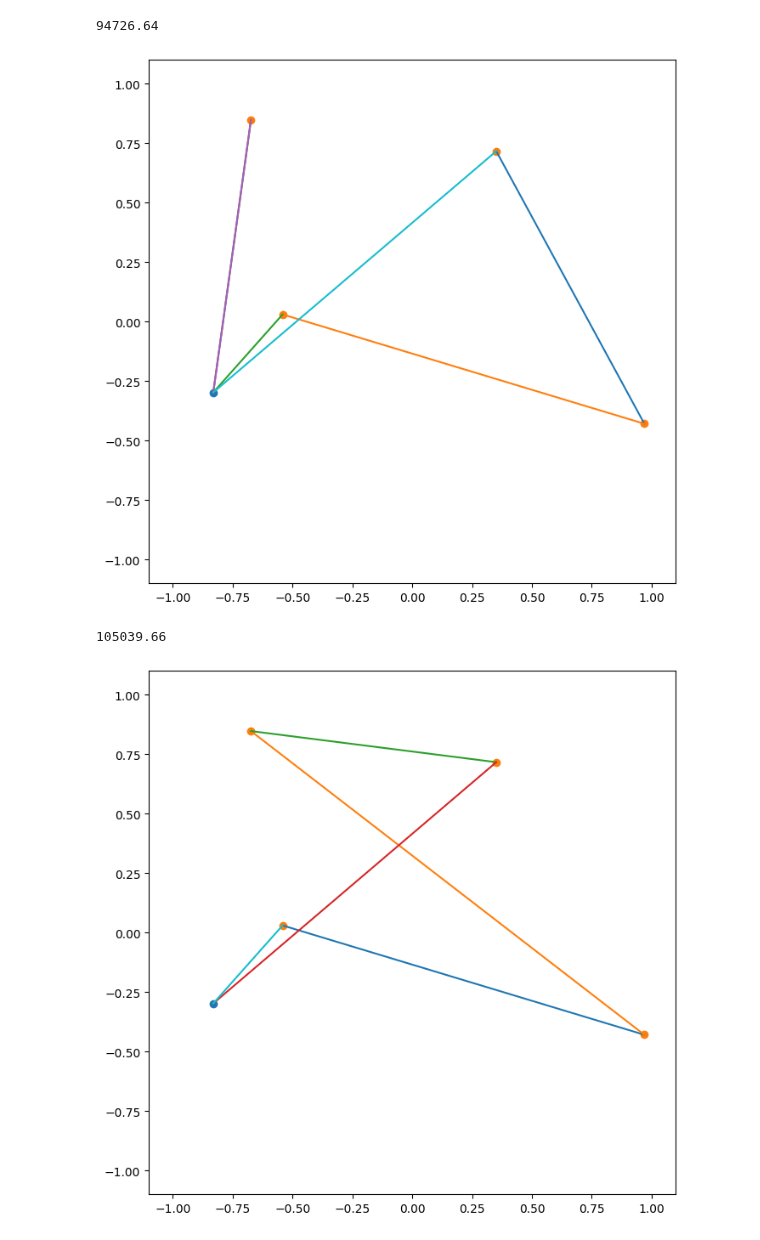
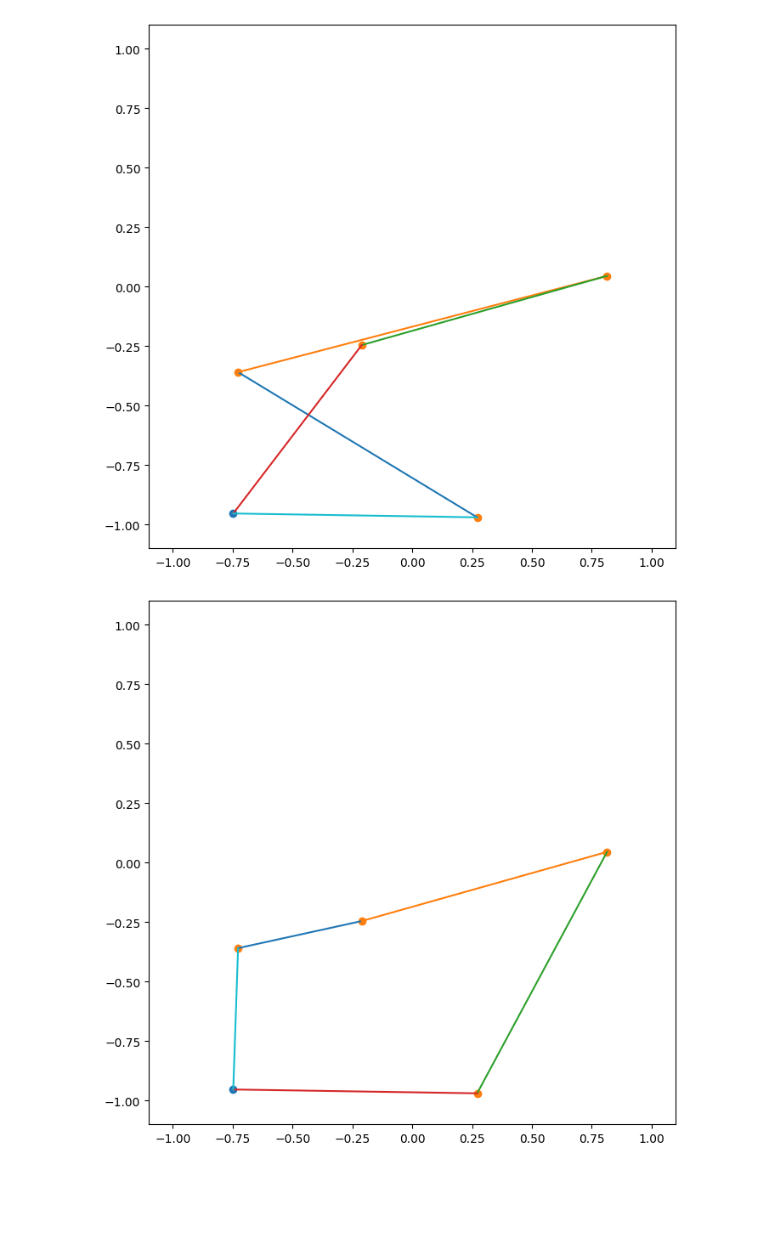
Before and after one commit to dbugajny/VRP-RL, a Jupyter notebook: test_db.ipynb, the cells around one changed output. Saved outputs shown, nothing was run; the diff lists cells and outputs as text; code cells hidden in the pictures; blank space fills up the shorter version.

```diff
--- a/test_db.ipynb
+++ b/test_db.ipynb
@@ -74,20 +69,18 @@ plt.show()
 # %%
-sample_id = 0
+sample_id = 100
 epoch_id = 0
 
-l1 = calculate_loss(tf_all_actions_real[epoch_id, :, sample_id:sample_id+1, :])
-print(l1.numpy())
+# l1 = calculate_loss(tf_all_actions_real[epoch_id, :, sample_id:sample_id+1, :])
+# print(l1.numpy())
 make_simulation_plot(env_train.locations[sample_id], tf_all_actions_real[epoch_id, :, sample_id])
 # %% [output]
-94726.64
-[figure, old version]
+[figure, new version]
 # %%
-sample_id = 0
+sample_id = 100
 epoch_id = -1
 
-l1 = calculate_loss(tf_all_actions_real[epoch_id, :, sample_id:sample_id+1, :])
-print(l1.numpy())
+# l1 = calculate_loss(tf_all_actions_real[epoch_id, :, sample_id:sample_id+1, :])
+# print(l1.numpy())
 make_simulation_plot(env_train.locations[sample_id], tf_all_actions_real[epoch_id, :, sample_id])
 # %% [output]
-105039.66
-[figure, old version]
+[figure, new version]
```
Also changed, not shown: parts of 8 cells of this notebook.
